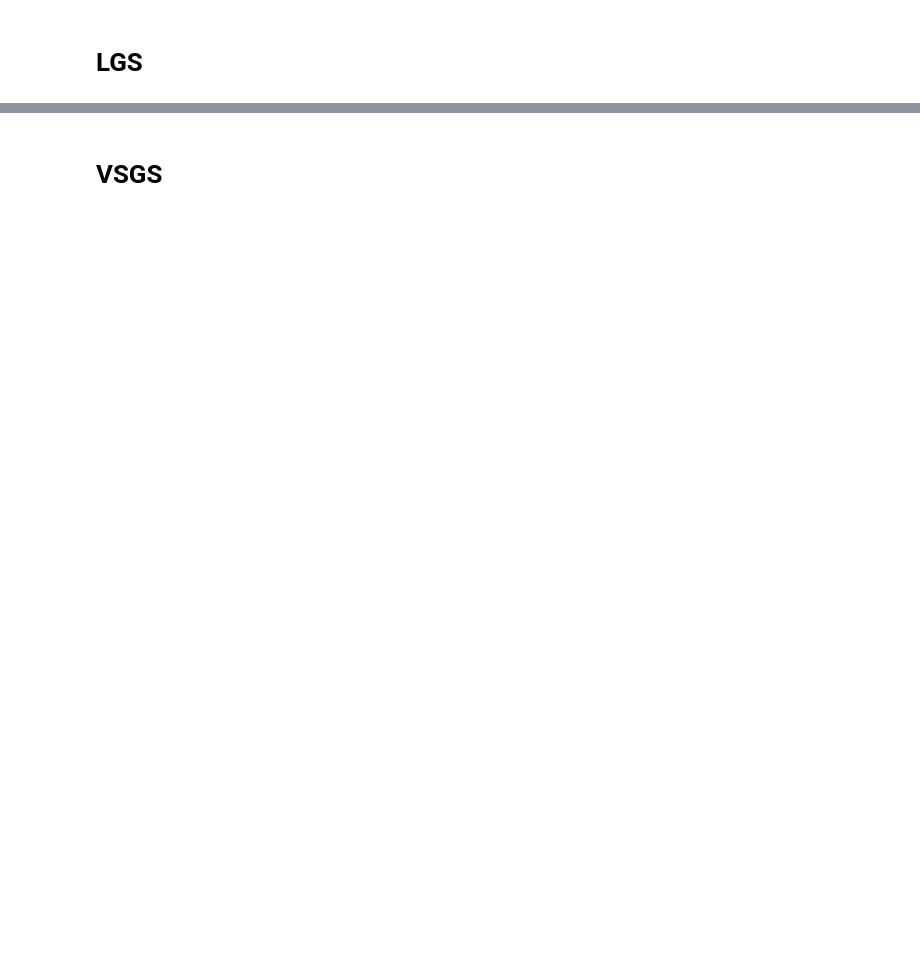
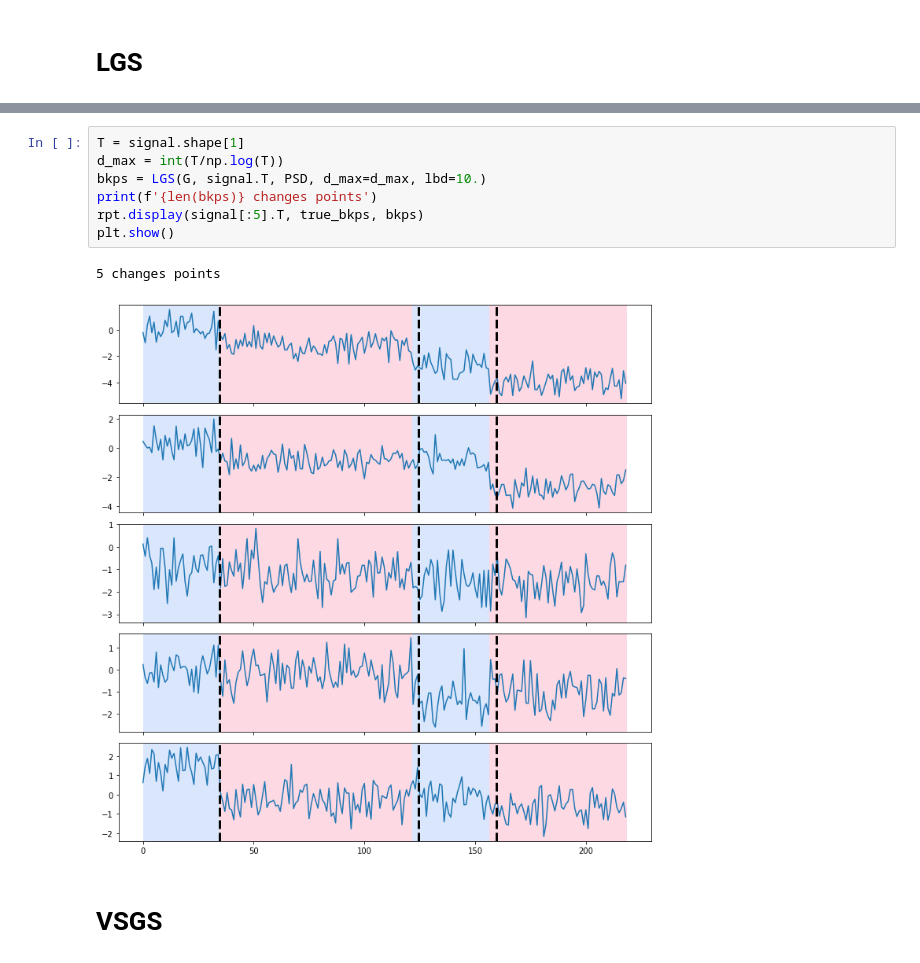
Before and after one commit to tanguy-magne/mva-ts-project, a Jupyter notebook: project_notebook.ipynb, the cells around one changed output, grey strips where cells are left out. Drawn from its saved outputs; the diff is of its cells as text; blank space fills up the shorter version.

```diff
--- a/project_notebook.ipynb
+++ b/project_notebook.ipynb
@@ -77,2 +121,12 @@ rpt.show.display(signal[:3].T, bkps);
+# %%
+T = signal.shape[1]
+d_max = int(T/np.log(T))
+bkps = LGS(G, signal.T, PSD, d_max=d_max, lbd=10.)
+print(f'{len(bkps)} changes points')
+rpt.display(signal[:5].T, true_bkps, bkps)
+plt.show()
+# %% [output]
+5 changes points
+[figure, added]
 # %% [markdown]
 # VSGS
```
Also changed, not shown: parts of 3 cells of this notebook.
